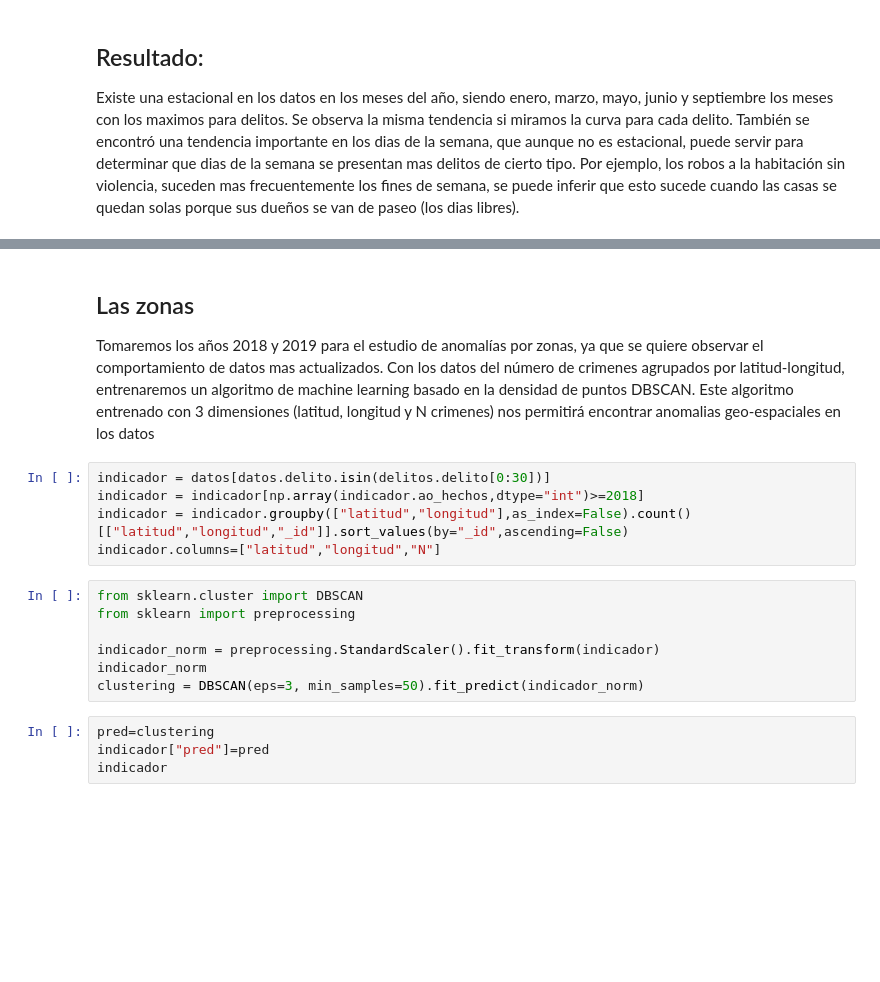
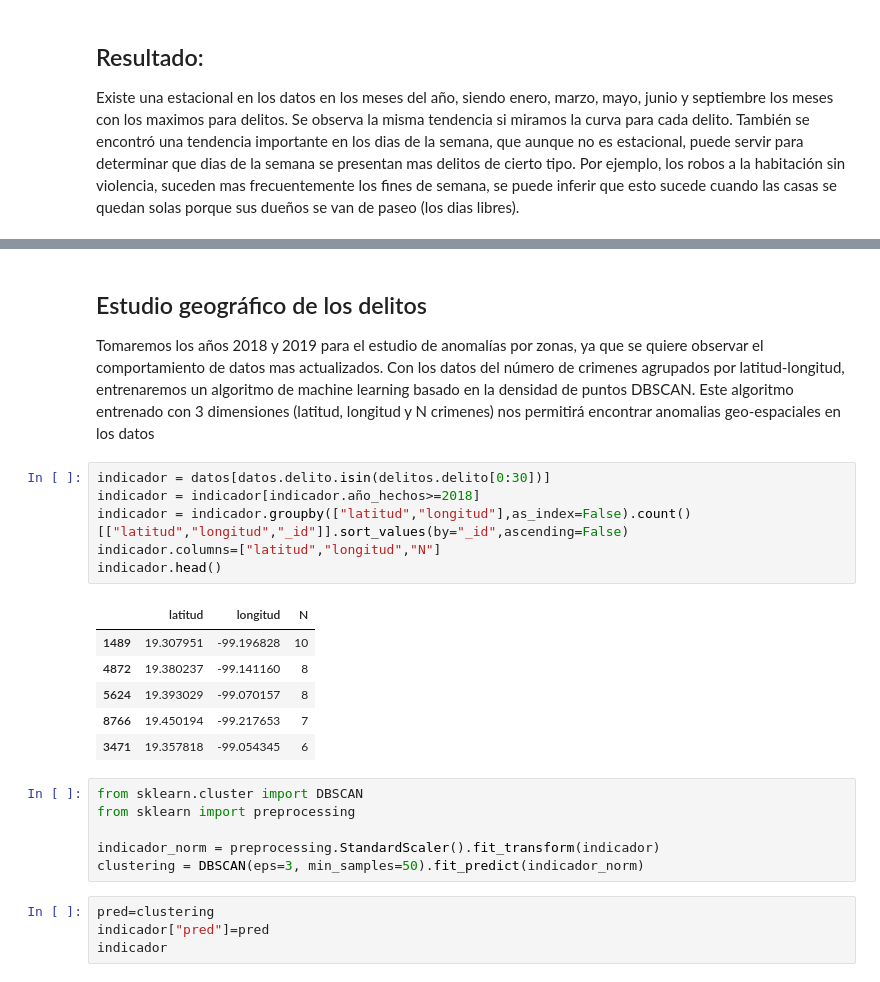
Before and after one commit to siriasadeddin/OPI_TEST, a Jupyter notebook: opi.ipynb, the cells around one changed output, grey strips where cells are left out. Cells and saved outputs as stored; diff of their text form; blank space fills up the shorter version.

```diff
--- a/opi.ipynb
+++ b/opi.ipynb
@@ -355,20 +473,27 @@ fig.show()
 # %% [output]
 [interactive output not drawn]
 # %% [markdown]
-## Las zonas
+## Estudio geográfico de los delitos
 
 Tomaremos los años 2018 y 2019 para el estudio de anomalías por zonas, ya que se quiere observar el comportamiento de datos mas actualizados. Con los datos del número de crimenes agrupados por latitud-longitud, entrenaremos un algoritmo de machine learning basado en la densidad de puntos DBSCAN. Este algoritmo entrenado con 3 dimensiones (latitud, longitud y N crimenes) nos permitirá encontrar anomalias geo-espaciales en los datos
 # %%
 indicador = datos[datos.delito.isin(delitos.delito[0:30])]
-indicador = indicador[np.array(indicador.ao_hechos,dtype="int")>=2018]
+indicador = indicador[indicador.año_hechos>=2018]
 indicador = indicador.groupby(["latitud","longitud"],as_index=False).count()[["latitud","longitud","_id"]].sort_values(by="_id",ascending=False)
 indicador.columns=["latitud","longitud","N"]
+indicador.head()
+# %% [output]
+|  | latitud | longitud | N |
+| 1489 | 19.307951 | -99.196828 | 10 |
+| 4872 | 19.380237 | -99.141160 | 8 |
+| 5624 | 19.393029 | -99.070157 | 8 |
+| 8766 | 19.450194 | -99.217653 | 7 |
+| 3471 | 19.357818 | -99.054345 | 6 |
 # %%
 from sklearn.cluster import DBSCAN
 from sklearn import preprocessing
 
 indicador_norm = preprocessing.StandardScaler().fit_transform(indicador)
-indicador_norm
 clustering = DBSCAN(eps=3, min_samples=50).fit_predict(indicador_norm)
 # %%
 pred=clustering
```
Also changed, not shown: parts of 73 cells of this notebook.
